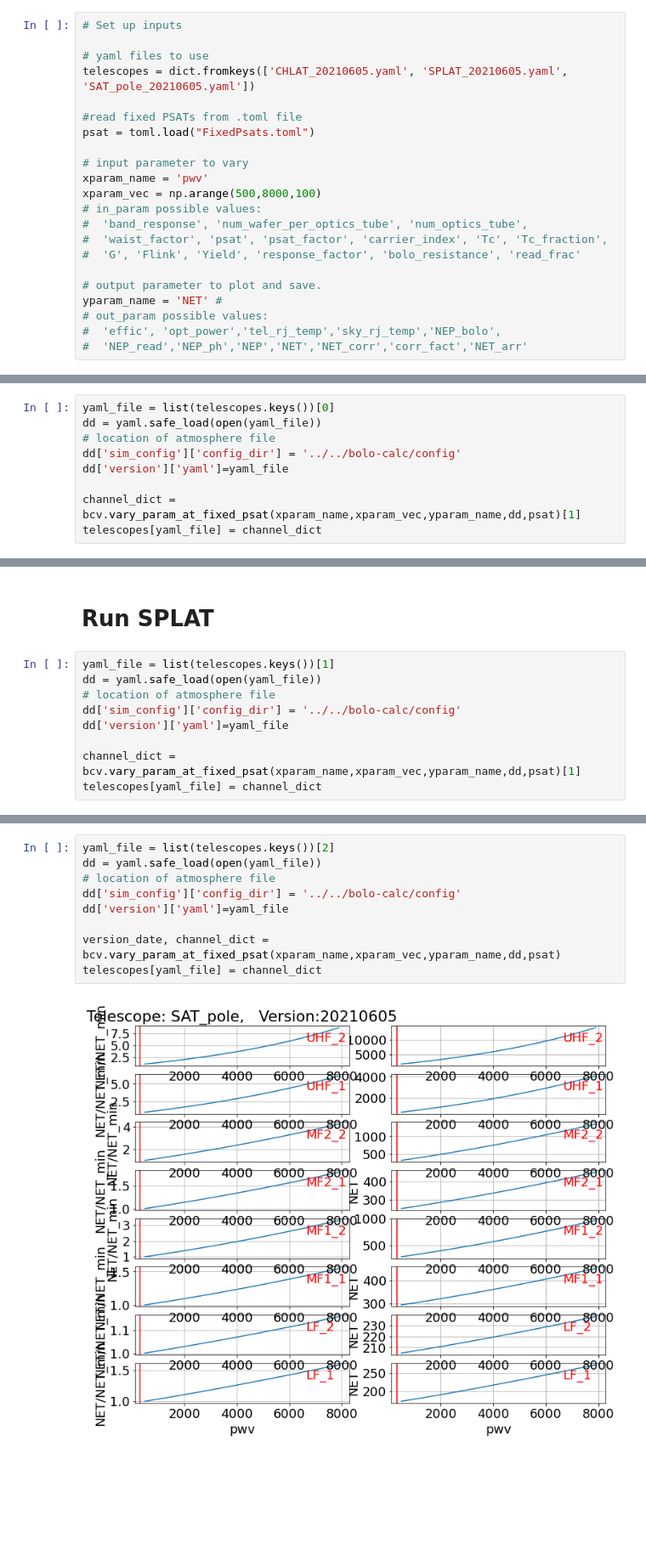
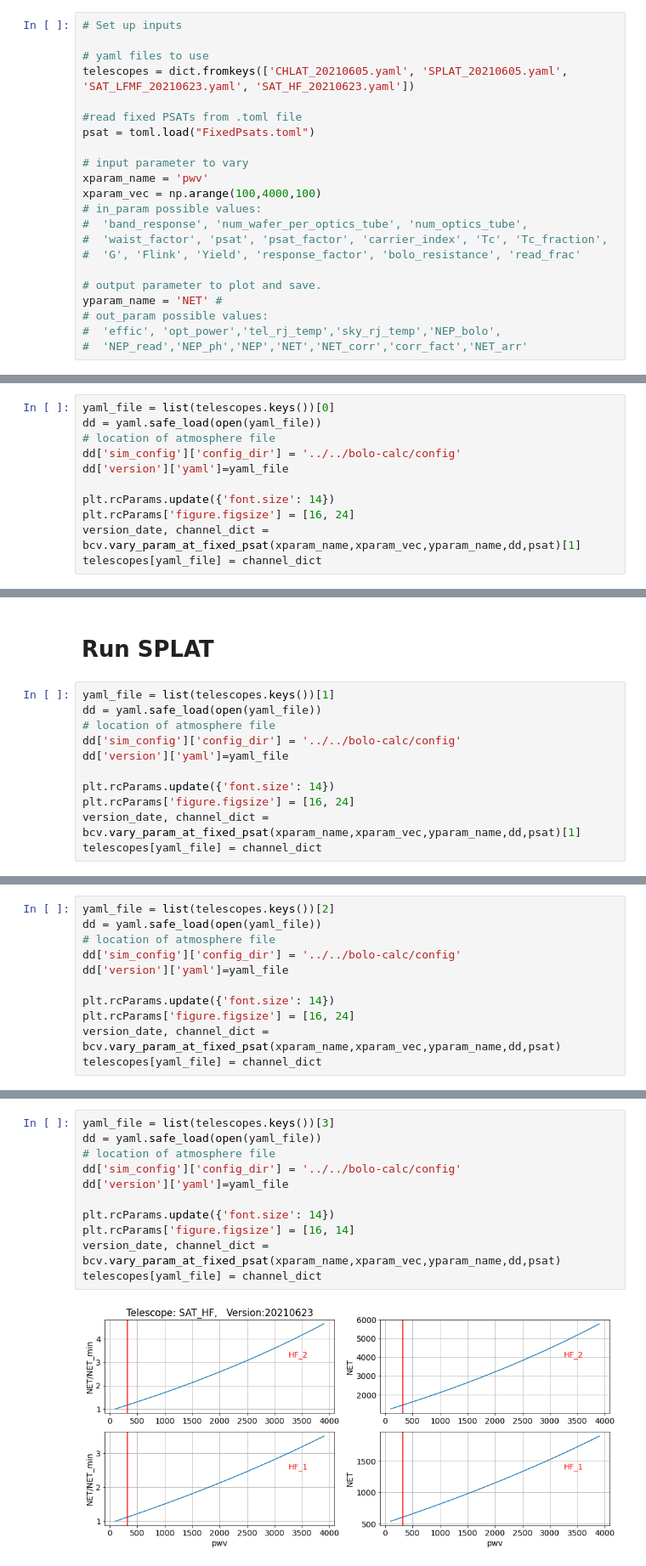
Before and after one commit to CMB-S4/bolo_calc_runs, a Jupyter notebook: pbdr_v2/NET_v_PWV.ipynb, the cells around one changed output, grey strips where cells are left out. Shown at 85% size. Cells and saved outputs as stored; diff of their text form; blank space fills up the shorter version.

```diff
--- a/pbdr_v2/NET_v_PWV.ipynb
+++ b/pbdr_v2/NET_v_PWV.ipynb
@@ -19,14 +24,14 @@ import BoloCalcVariation as bcv
 # Set up inputs
 
 # yaml files to use
-telescopes = dict.fromkeys(['CHLAT_20210605.yaml', 'SPLAT_20210605.yaml', 'SAT_pole_20210605.yaml'])
+telescopes = dict.fromkeys(['CHLAT_20210605.yaml', 'SPLAT_20210605.yaml', 'SAT_LFMF_20210623.yaml', 'SAT_HF_20210623.yaml'])
 
 #read fixed PSATs from .toml file
 psat = toml.load("FixedPsats.toml")
 
 # input parameter to vary
 xparam_name = 'pwv'
-xparam_vec = np.arange(500,8000,100)
+xparam_vec = np.arange(100,4000,100)
 # in_param possible values:
 #  'band_response', 'num_wafer_per_optics_tube', 'num_optics_tube',
 #  'waist_factor', 'psat', 'psat_factor', 'carrier_index', 'Tc', 'Tc_fraction',
@@ -46,6 +51,8 @@ dd = yaml.safe_load(open(yaml_file))
 dd['sim_config']['config_dir'] = '../../bolo-calc/config'
 dd['version']['yaml']=yaml_file
 
-channel_dict = bcv.vary_param_at_fixed_psat(xparam_name,xparam_vec,yparam_name,dd,psat)[1]
+plt.rcParams.update({'font.size': 14})
+plt.rcParams['figure.figsize'] = [16, 24]
+version_date, channel_dict = bcv.vary_param_at_fixed_psat(xparam_name,xparam_vec,yparam_name,dd,psat)[1]
 telescopes[yaml_file] = channel_dict
 # %% [output]
@@ -59,6 +66,8 @@ dd = yaml.safe_load(open(yaml_file))
 dd['sim_config']['config_dir'] = '../../bolo-calc/config'
 dd['version']['yaml']=yaml_file
 
-channel_dict = bcv.vary_param_at_fixed_psat(xparam_name,xparam_vec,yparam_name,dd,psat)[1]
+plt.rcParams.update({'font.size': 14})
+plt.rcParams['figure.figsize'] = [16, 24]
+version_date, channel_dict = bcv.vary_param_at_fixed_psat(xparam_name,xparam_vec,yparam_name,dd,psat)[1]
 telescopes[yaml_file] = channel_dict
 # %% [output]
@@ -65,0 +77,11 @@ telescopes[yaml_file] = channel_dict
+# %%
+yaml_file = list(telescopes.keys())[2]
+dd = yaml.safe_load(open(yaml_file))
+# location of atmosphere file
+dd['sim_config']['config_dir'] = '../../bolo-calc/config'
+dd['version']['yaml']=yaml_file
+
+plt.rcParams.update({'font.size': 14})
+plt.rcParams['figure.figsize'] = [16, 24]
+version_date, channel_dict = bcv.vary_param_at_fixed_psat(xparam_name,xparam_vec,yparam_name,dd,psat)
+telescopes[yaml_file] = channel_dict
@@ -68,14 +92,16 @@ telescopes[yaml_file] = channel_dict
 # %%
-yaml_file = list(telescopes.keys())[2]
+yaml_file = list(telescopes.keys())[3]
 dd = yaml.safe_load(open(yaml_file))
 # location of atmosphere file
 dd['sim_config']['config_dir'] = '../../bolo-calc/config'
 dd['version']['yaml']=yaml_file
 
+plt.rcParams.update({'font.size': 14})
+plt.rcParams['figure.figsize'] = [16, 14]
 version_date, channel_dict = bcv.vary_param_at_fixed_psat(xparam_name,xparam_vec,yparam_name,dd,psat)
 telescopes[yaml_file] = channel_dict
 # %% [output]
-[figure, old version]
+[figure, new version]
 # %% [markdown]
 # Write all three (CHLAT, SPLAT, SAT) to toml file.
 # %%
```
Also changed, not shown: parts of 7 cells of this notebook, 11 other files.
